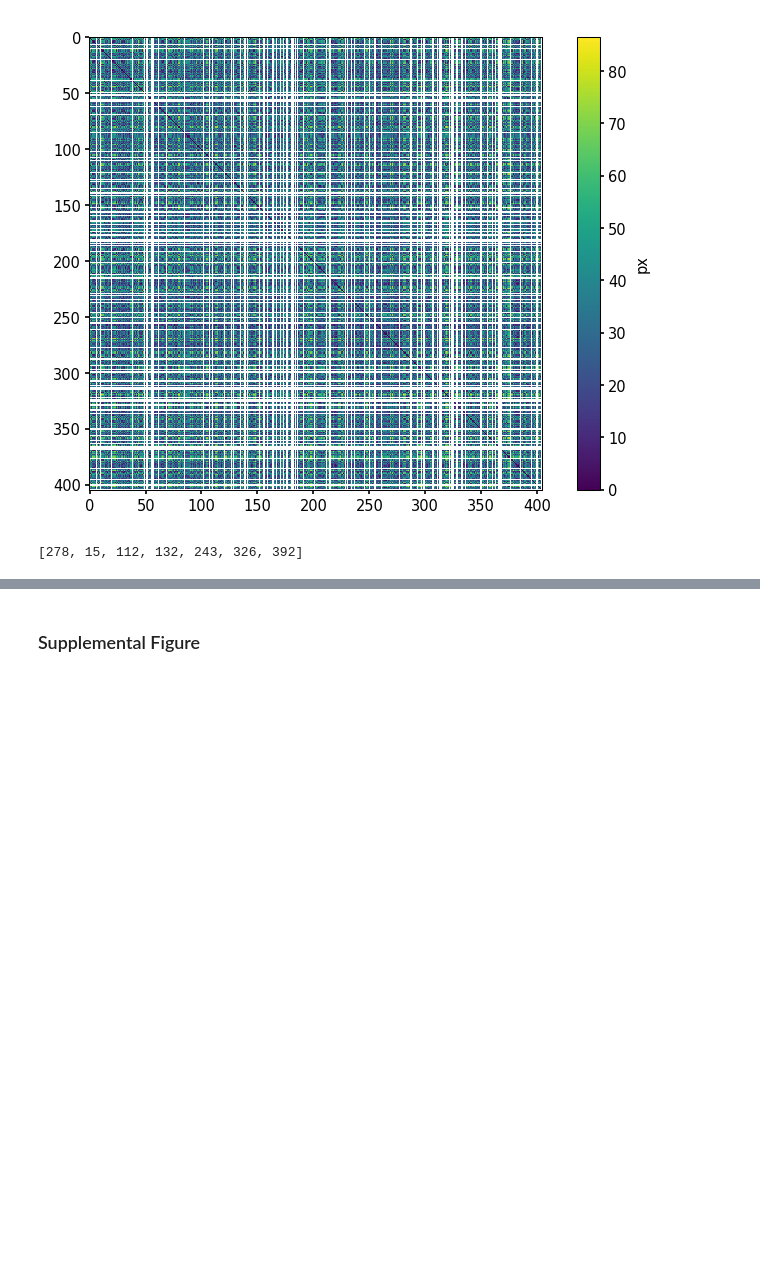
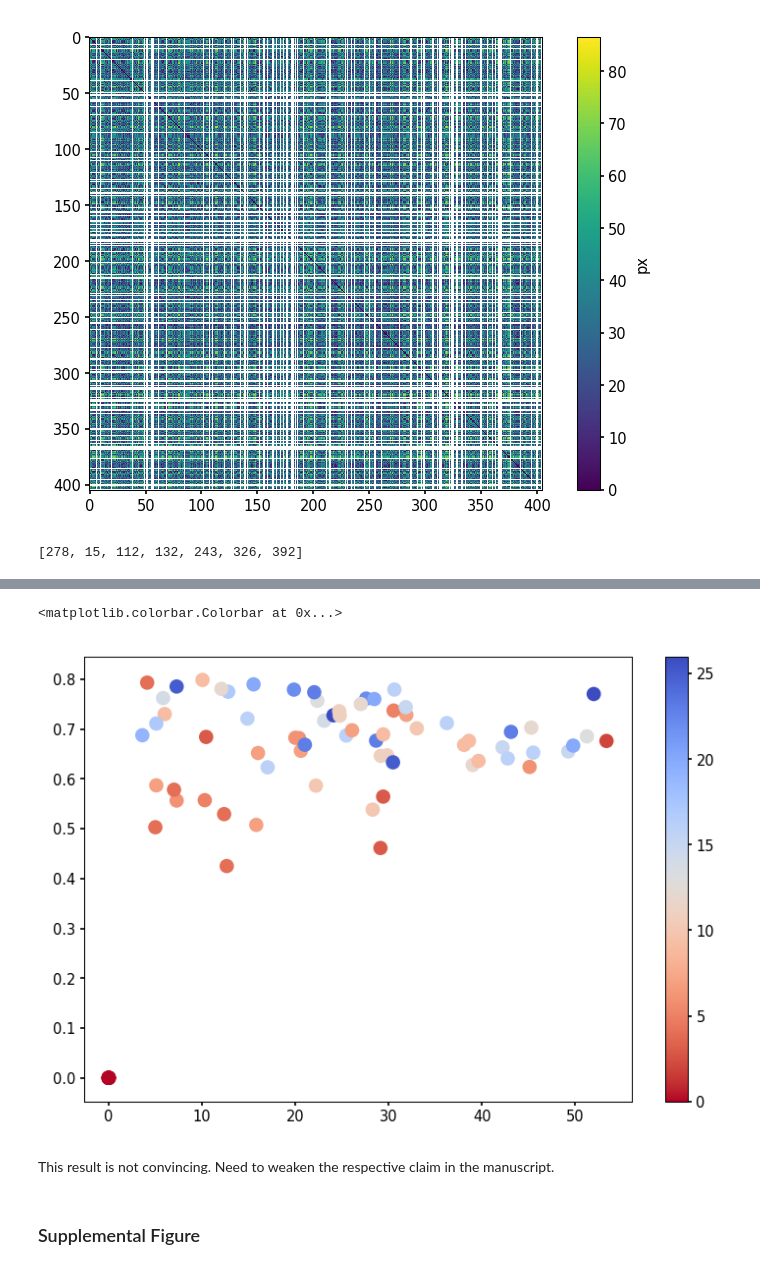
Before and after one commit to Huitzilo/glomcentric_code, a Jupyter notebook: MOB_Fig_tunotopy.ipynb, the cells around one changed output, grey strips where cells are left out. Drawn from its saved outputs; the diff is of its cells as text; code cells hidden in the pictures; blank space fills up the shorter version.

```diff
--- a/MOB_Fig_tunotopy.ipynb
+++ b/MOB_Fig_tunotopy.ipynb
@@ -987,3 +966,39 @@ def extra_intra_dist(ts, link, clusters, metric='correlation', animal=None):
+# %%
+a_mask_dict = {}
+for a in animals:
+    animal_idx = [i for i,lo in enumerate(ts_normed.label_objects) if lo.split('_')[0] == a]
+    animal_mask = animal_mask = np.zeros(ts_normed.num_objects).astype('bool')
+    animal_mask[animal_idx] = True
+    a_mask_dict[a] = animal_mask
+
+cluster_id = 200
+member_idx = return_all_childs(link,cluster_id+link.shape[0]+1)
+member_mask = np.zeros(ts.num_objects).astype('bool')
+member_mask[member_idx] = True
+
+t_s_r = []
+for i,label in enumerate(ts_normed.label_objects):
+    animal = label.split("_")[0]
+    a_mask = a_mask_dict[animal]
+    rank_offset = np.nonzero(a_mask)[0][0]
+    mor182_ind = np.nonzero(np.logical_and(a_mask, member_mask))[0][0]
+    t_dist = tuning_distmat[i,mor182_ind]
+    s_dist = spatial_distmat[i,mor182_ind]
+    t_ranks = np.argsort(tuning_distmat[i,a_mask])
+    mor_rank = np.where(t_ranks == (mor182_ind - rank_offset))[0]
+    assert len(mor_rank) == 1
+    t_s_r.append([t_dist, s_dist, mor_rank[0]])
+t_s_r = np.array(t_s_r)
+
+t_s_r_onlysimilar = t_s_r[np.nonzero(t_s_r[:,0] < 0.8)]
+# %%
+plt.scatter(t_s_r_onlysimilar[:,1], t_s_r_onlysimilar[:,0], c=t_s_r_onlysimilar[:,2], cmap='coolwarm_r')
+plt.colorbar()
+# %% [output]
+<matplotlib.colorbar.Colorbar at 0x...>
+[figure, added]
+# %% [markdown]
+This result is not convincing. Need to weaken the respective claim in the manuscript.
 # %% [markdown]
 
 ### Supplemental Figure
```
Also changed, not shown: parts of 4 cells of this notebook.
